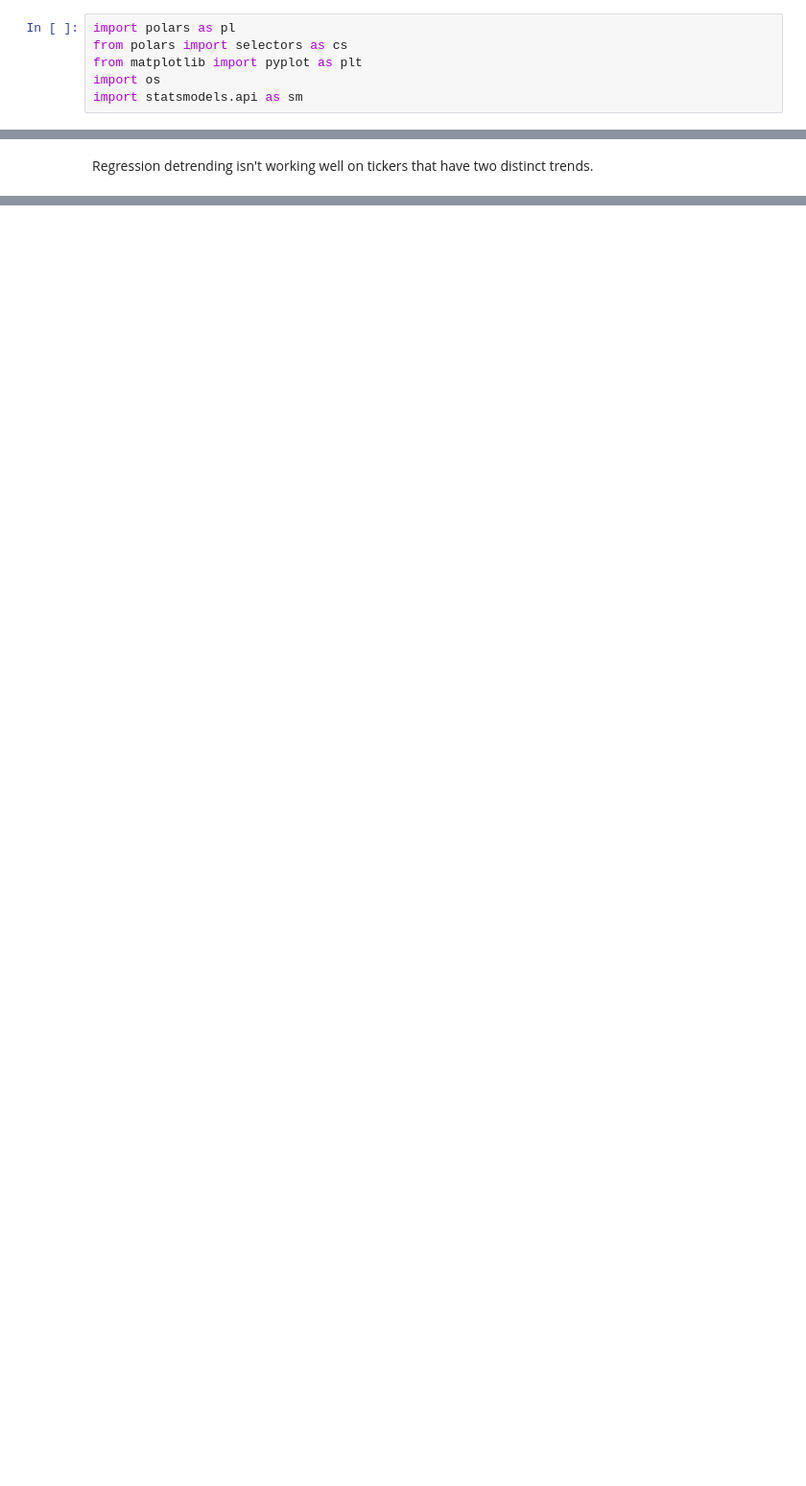
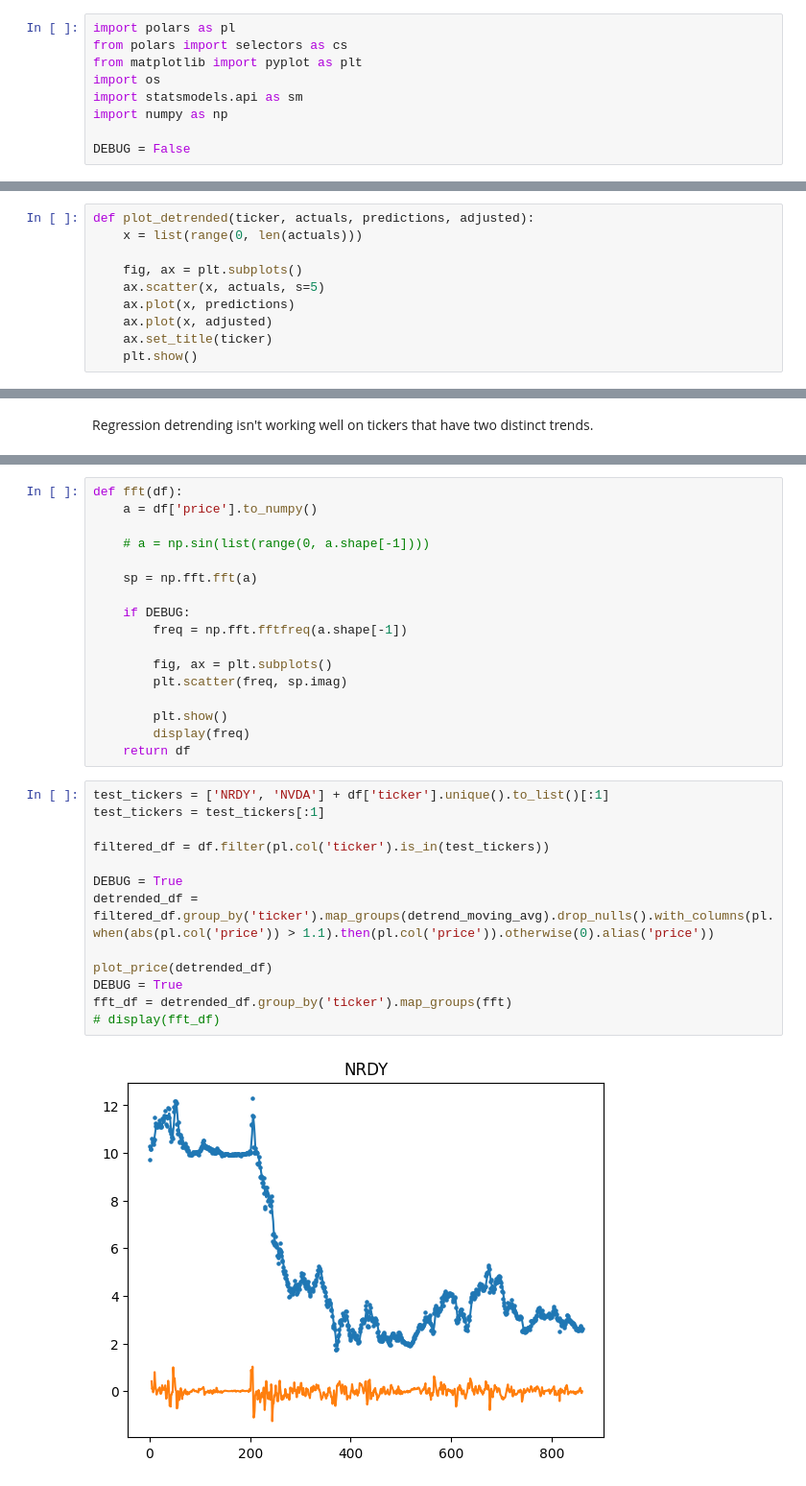
Before and after one commit to GoneSahlin/PutAnalysis, a Jupyter notebook: analysis/approach_2.ipynb, the cells around one changed output, grey strips where cells are left out. Shown at 96% size. Saved outputs shown, nothing was run; the diff lists cells and outputs as text; blank space fills up the shorter version.

```diff
--- a/analysis/approach_2.ipynb
+++ b/analysis/approach_2.ipynb
@@ -10,5 +10,8 @@ from polars import selectors as cs
 from matplotlib import pyplot as plt
 import os
 import statsmodels.api as sm
+import numpy as np
+
+DEBUG = False
 # %% [markdown]
 ### Load and unpivot
@@ -72,5 +65,15 @@ for ticker, group_df in filtered_df.group_by('ticker'):
 # %% [markdown]
 ### Detrending
+# %%
+def plot_detrended(ticker, actuals, predictions, adjusted):
+    x = list(range(0, len(actuals)))
+
+    fig, ax = plt.subplots()
+    ax.scatter(x, actuals, s=5)
+    ax.plot(x, predictions)
+    ax.plot(x, adjusted)
+    ax.set_title(ticker)
+    plt.show()
 # %%
 def detrend_lin_reg(df):
     assert 'date' in df.columns
@@ -343,0 +180,32 @@ Regression detrending isn't working well on tickers that have two distinct trend
+# %%
+def fft(df):
+    a = df['price'].to_numpy()
+
+    # a = np.sin(list(range(0, a.shape[-1])))
+
+    sp = np.fft.fft(a)
+
+    if DEBUG:
+        freq = np.fft.fftfreq(a.shape[-1])
+
+        fig, ax = plt.subplots()
+        plt.scatter(freq, sp.imag)
+
+        plt.show()
+        display(freq)
+    return df
+# %%
+test_tickers = ['NRDY', 'NVDA'] + df['ticker'].unique().to_list()[:1]
+test_tickers = test_tickers[:1]
+
+filtered_df = df.filter(pl.col('ticker').is_in(test_tickers))
+
+DEBUG = True
+detrended_df = filtered_df.group_by('ticker').map_groups(detrend_moving_avg).drop_nulls().with_columns(pl.when(abs(pl.col('price')) > 1.1).then(pl.col('price')).otherwise(0).alias('price'))
+
+plot_price(detrended_df)
+DEBUG = True
+fft_df = detrended_df.group_by('ticker').map_groups(fft)
+# display(fft_df)
+# %% [output]
+[figure, added]
```
Also changed, not shown: parts of 12 cells of this notebook.
